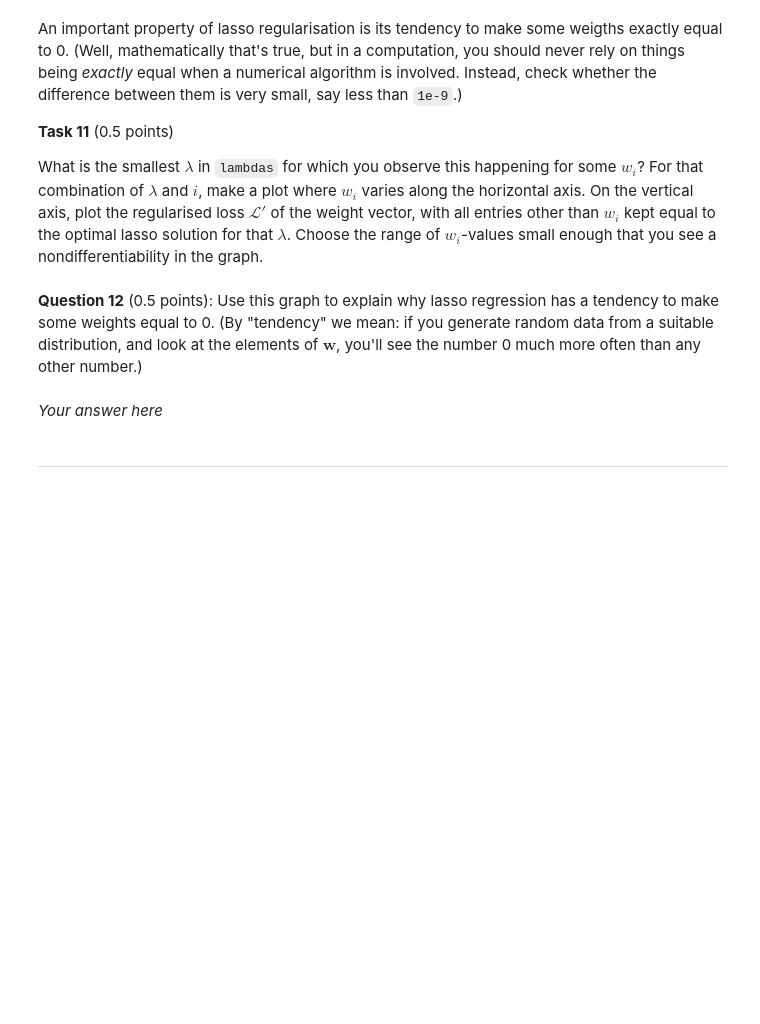
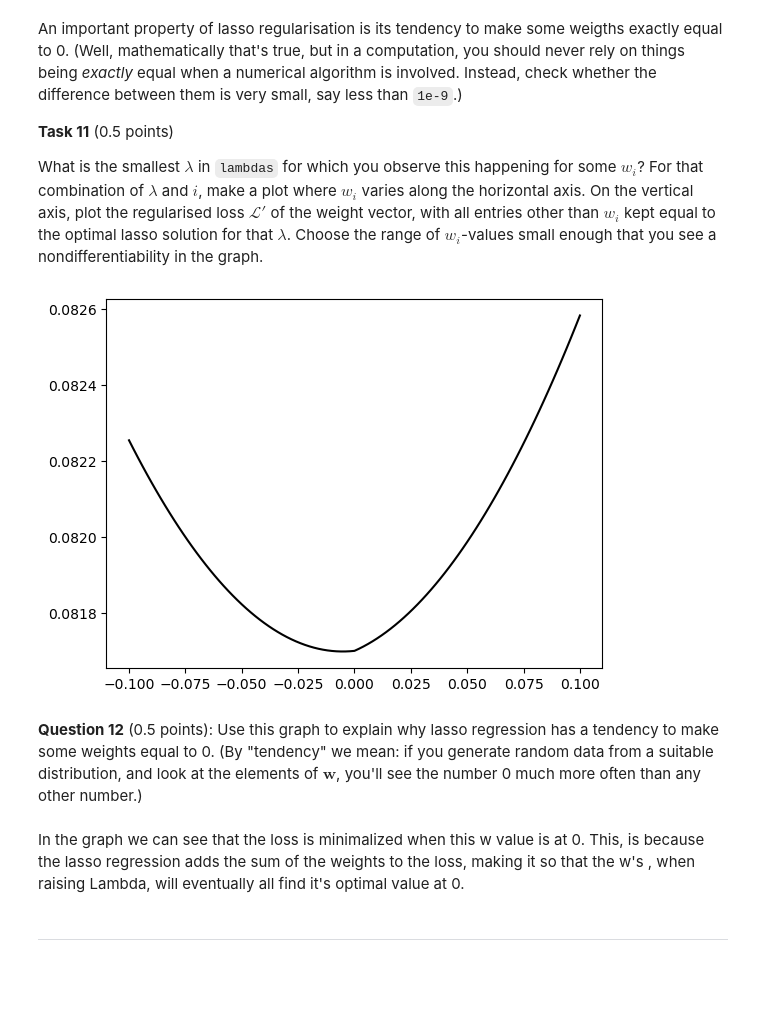
Before and after one commit to jtruijman/ML_Olivier, a Jupyter notebook: ML2024_assignment1.ipynb, the cells around one changed output. Drawn from its saved outputs; the diff is of its cells as text; code cells hidden in the pictures; blank space fills up the shorter version.

```diff
--- a/ML2024_assignment1.ipynb
+++ b/ML2024_assignment1.ipynb
@@ -316,7 +324,44 @@ What is the smallest $\lambda$ in `lambdas` for which you observe this happening
+# %%
+# make some global variables to catch the list of w's, the index of the w that is smaller than 1e-9,
+# the lambda for which this w is found and a bool variable to break out of the loop
+all_w = []
+null_w_index = 0
+null_lambda = 0
+found = False
+#loop through the lambdas until one generates a list of w's with at least one w that is smaller than 1e-9 after the lambda is used in fit_lasso()
+for lam in lambdas:
+    all_w = fit_lasso(test_X, test_t, lam)
+    for index, w in enumerate(all_w):
+        if abs(w) < 1e-9:
+           null_w_index = index
+           null_lambda = lam
+           found = True
+           break
+    if found: break
+
+losses = []
+all_plot_w = []
+
+#loop over the different values for null_w
+for w in np.linspace(-1e-1, 1e-1, 101):
+    all_w[null_w_index] = w
+    sum_of_w = 0
+    for inside_w in all_w:
+        sum_of_w += abs(inside_w)
+    avr_loss = compute_loss(all_w, test_X, test_t) + lam*sum_of_w
+
+    losses.append(avr_loss)
+    all_plot_w.append(w)
+
+#plot the results
+plt.plot(all_plot_w, losses, c='black')
+plt.show()
+# %% [output]
+[figure, added]
 # %% [markdown]
 **Question 12** (0.5 points): Use this graph to explain why lasso regression has a tendency to make some weights equal to 0. (By "tendency" we mean: if you generate random data from a suitable distribution, and look at the elements of $\mathbf{w}$, you'll see the number 0 much more often than any other number.)
-# %% [markdown]
-*Your answer here*
+# %% [markdown]
+In the graph we can see that the loss is minimalized when this w value is at 0. This, is because the lasso regression adds the sum of the weights to the loss, making it so that the w's , when raising Lambda, will eventually all find it's optimal value at 0.
 # %% [markdown]
 
 ---
```
Also changed, not shown: parts of 6 cells of this notebook.
